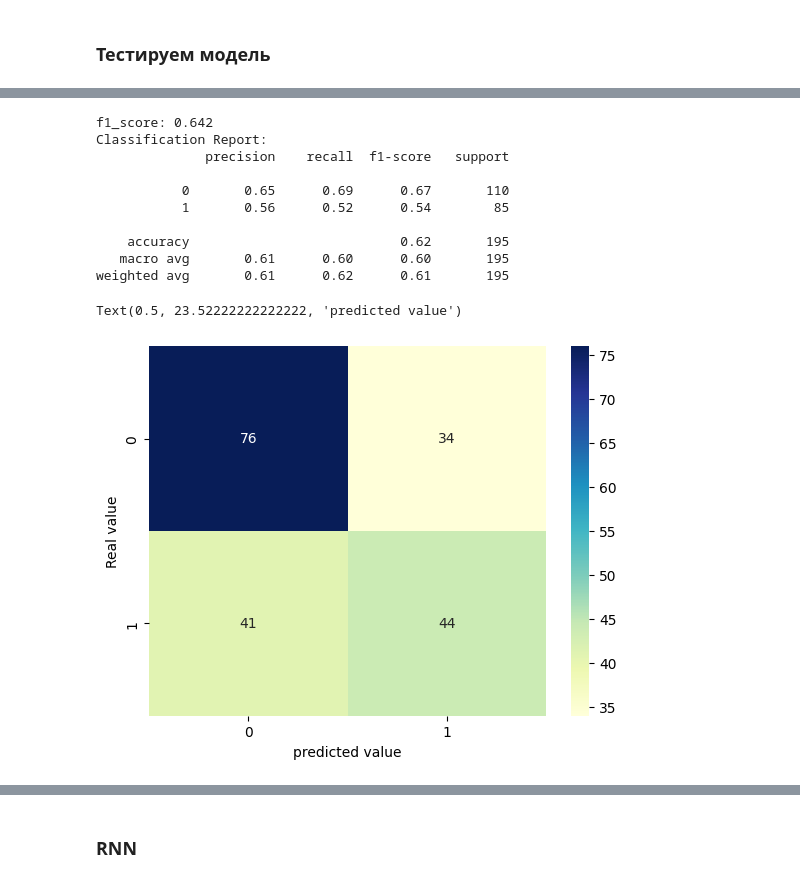
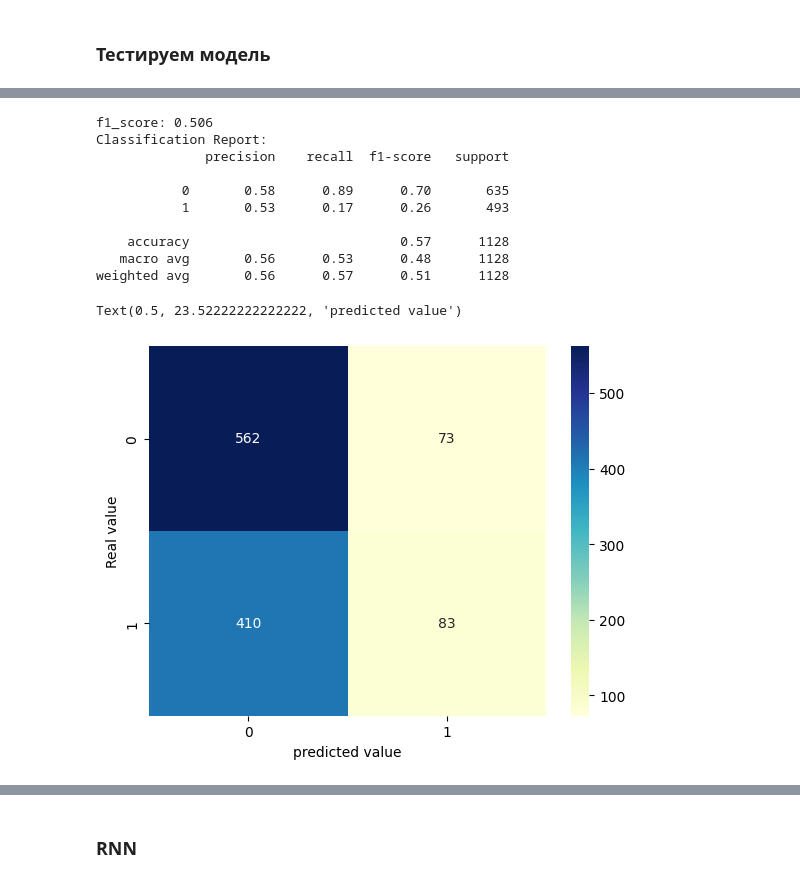
Before and after one commit to IlyaPhil/UFC-predictor, a Jupyter notebook: dl_binary_classifiers.ipynb, the cells around one changed output, grey strips where cells are left out. Cells and saved outputs as stored; diff of their text form; code cells hidden in the pictures.

Commit message:
1. Found a mistake in Result column interpretation 2. Finalize the initial data processing 3. Tried reverse of the fighters 4. Tried Label Smoothing 5. Tried 2 kinds of SiameseNetwork

```diff
--- a/dl_binary_classifiers.ipynb
+++ b/dl_binary_classifiers.ipynb
@@ -196,19 +185,22 @@ X = X_train
 y = y_train
 
 # Создание датасета и даталоадера
-dataset = FighterDataset(X, y)
+# Создание датасета и даталоадера
+train_dataset = FighterDataset(X_train, y_train)
+test_dataset = FighterDataset(X_test, y_test)
 batch_size = 32
-dataloader = DataLoader(dataset, batch_size=batch_size, shuffle=True)
+train_dataloader = DataLoader(train_dataset, batch_size=batch_size, shuffle=True)
+test_dataloader = DataLoader(test_dataset, batch_size=batch_size, shuffle=False)
 
 
 # Инициализация нейронной сети и оптимизатора
 net = FighterNet()
 criterion = nn.CrossEntropyLoss()
-optimizer = optim.Rprop(net.parameters(), lr=0.01)
+optimizer = optim.Adam(net.parameters(), lr=0.016)
 
 # Обучение нейронной сети
 for epoch in range(100):
-    for batch in dataloader:
+    for batch in train_dataloader:
         x = batch['x']
         y = batch['y']
         optimizer.zero_grad()
@@ -216,25 +208,4 @@ for epoch in range(100):
         loss = criterion(outputs, y)
         loss.backward()
         optimizer.step()
-    # print(f'Эпоха {epoch+1}, потеря: {loss.item()}')
-
-# Оценка нейронной сети
-net.eval()
-with torch.no_grad():
-    total = 0
-    correct = 0
-    y_pred = []
-    y_true = []
-    for batch in dataloader:
-        x = batch['x']
-        y = batch['y']
-        outputs = net(x)
-        _, predicted = torch.max(outputs, 1)
-        total += y.size(0)
-        correct += (predicted == y).sum().item()
-        y_pred.extend(predicted.cpu().numpy())
-        y_true.extend(y.cpu().numpy())
-    accuracy = correct / total
-    # print(f'Точность: {accuracy:.4f}')
-    f1 = f1_score(y_true, y_pred, average='weighted')
-    # print(f'F1: {f1:.4f}')
+    print(f'Эпоха {epoch+1}, потеря: {loss.item()}')
@@ -241,47 +230,45 @@ with torch.no_grad():
 # %%
-# Предположим, что у нас есть тестовый набор данных
-test_dataset = FighterDataset(X_test, y_test)
-
-test_dataloader = DataLoader(test_dataset, batch_size=32, shuffle=False)
-
 # Оценка модели на тестовых данных
 net.eval()
 test_y_pred_proba = []
 test_y_true = []
+test_y_pred = []
 with torch.no_grad():
     for batch in test_dataloader:
         x = batch['x']
         y = batch['y']
         outputs = net(x)
+        _, predicted = torch.max(outputs, 1)
+        test_y_pred.extend(predicted.cpu().numpy())
         y_pred_proba = torch.nn.functional.softmax(outputs, dim=1)
         test_y_pred_proba.extend(y_pred_proba.cpu().numpy())
         test_y_true.extend(y.cpu().numpy())
 
 # Матрица ошибок
-print(f'f1_score: {f1_score(y_true, y_pred, average='weighted'):.3f}')
+print(f'f1_score: {f1_score(test_y_true, test_y_pred, average='weighted'):.3f}')
 test_y_pred = np.argmax(test_y_pred_proba, axis=1)
 test_cm = confusion_matrix(test_y_true, test_y_pred)
 # Выводим метрики качества модели
 print("Classification Report:")
 print(classification_report(test_y_true, test_y_pred))
 
 
 sns.heatmap(test_cm,  annot=True, fmt='d', cmap='YlGnBu')
 plt.ylabel('Real value')
 plt.xlabel('predicted value')
 # %% [output]
-f1_score: 0.642
+f1_score: 0.506
 Classification Report:
               precision    recall  f1-score   support
 
-           0       0.65      0.69      0.67       110
-           1       0.56      0.52      0.54        85
+           0       0.58      0.89      0.70       635
+           1       0.53      0.17      0.26       493
 
-    accuracy                           0.62       195
-   macro avg       0.61      0.60      0.60       195
-weighted avg       0.61      0.62      0.61       195
+    accuracy                           0.57      1128
+   macro avg       0.56      0.53      0.48      1128
+weighted avg       0.56      0.57      0.51      1128
 Text(0.5, 23.52222222222222, 'predicted value')
-[figure, old version]
+[figure, new version]
 # %%
 # Калибровочный график
 plt.figure(figsize=(8, 6))
```
Also changed, not shown: parts of 41 cells of this notebook, 5 other files.
